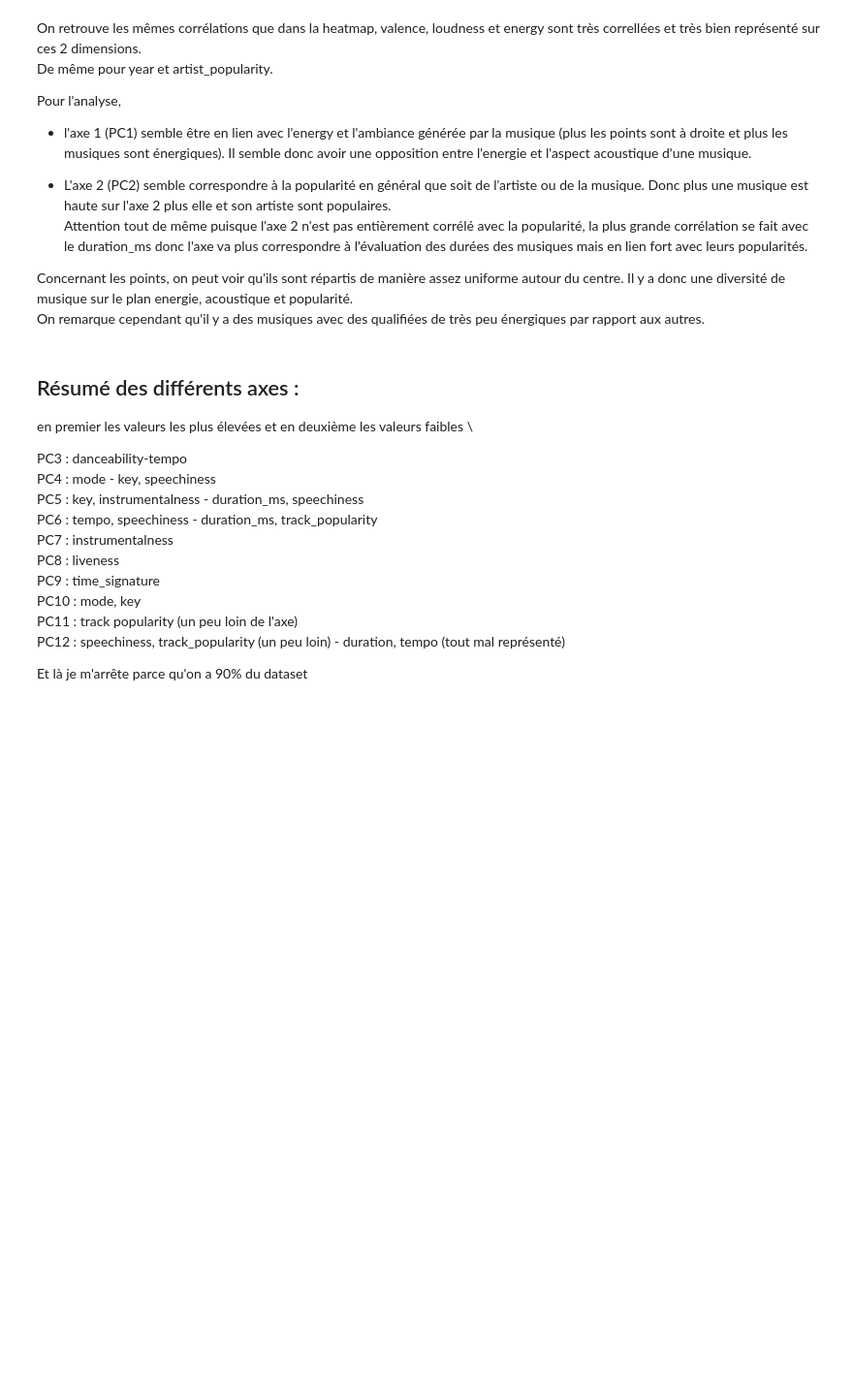
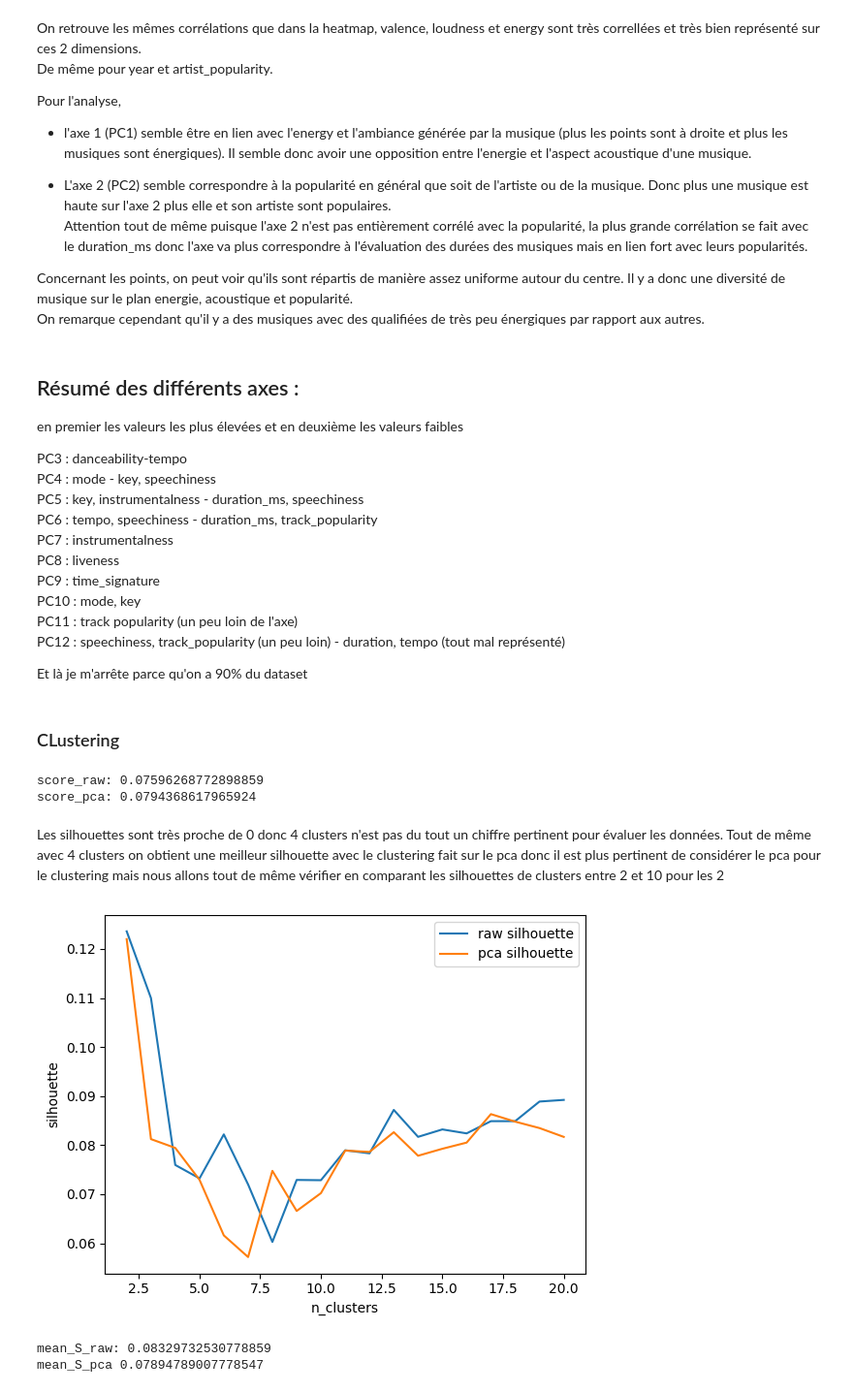
Before and after one commit to fxcollot/SpotifyUnsupervised, a Jupyter notebook: sam.ipynb, the cells around one changed output. Shown at 97% size. Saved outputs shown, nothing was run; the diff lists cells and outputs as text; code cells hidden in the pictures; blank space fills up the shorter version.

```diff
--- a/sam.ipynb
+++ b/sam.ipynb
@@ -178,7 +177,7 @@ plt.figure(figsize=(8,6))
 plt.scatter(spotify_pca[:,0], spotify_pca[:,1], alpha=0.6)
 
 # --- Flèches (variables)
-for i, var in enumerate(spotify_reducted.columns):
+for i, var in enumerate(spotify_scaled.columns):
     plt.arrow(0, 0, loadings[i,1]*3, loadings[i,2]*3, color='r', alpha=0.7, head_width=0.05)
     plt.text(loadings[i,1]*3.2, loadings[i,2]*3.2, var, color='r', ha='center', va='center')
 
@@ -205,7 +204,7 @@ Concernant les points, on peut voir qu'ils sont répartis de manière assez unif
 On remarque cependant qu'il y a des musiques avec des qualifiées de très peu énergiques par rapport aux autres.
 # %% [markdown]
 ## Résumé des différents axes :
-en premier les  valeurs les plus élevées et en deuxième les valeurs faibles \
+en premier les  valeurs les plus élevées et en deuxième les valeurs faibles
 
 PC3 : danceability-tempo \
 PC4 : mode - key, speechiness \
@@ -219,3 +218,67 @@ PC11 : track popularity (un peu loin de l'axe) \
 PC12 : speechiness, track_popularity (un peu loin) - duration, tempo (tout mal représenté)
 
 Et là je m'arrête parce qu'on a 90% du dataset
+# %% [markdown]
+### CLustering
+# %%
+#clustering sur le dataset spotify numérique
+#test avec 4 clusters
+kmeans_raw=KMeans(n_clusters=4,random_state=0)
+clusters_raw=kmeans_raw.fit_predict(spotify_scaled)
+score_raw=silhouette_score(spotify_scaled, clusters_raw)
+
+
+#pour le pca à 90%
+pca_90=PCA(n_components=0.9) #on prend seulement les composantes qui permettent d'étudier 90%
+spotify_pca_90=pca_90.fit_transform(spotify_scaled)
+
+kmeans_pca=KMeans(n_clusters=4, random_state=0)
+clusters_pca=kmeans_pca.fit_predict(spotify_pca_90)
+score_pca=silhouette_score(spotify_pca,clusters_pca)
+
+
+print("score_raw:",score_raw)
+print("score_pca:", score_pca)
+
+#data_spotify["cluster"]=clusters
+# %% [output]
+score_raw: 0.07596268772898859
+score_pca: 0.0794368617965924
+# %% [markdown]
+Les silhouettes sont très proche de 0 donc 4 clusters n'est pas du tout un chiffre pertinent pour évaluer les données. Tout de même avec 4 clusters on obtient une meilleur silhouette avec le clustering fait sur le pca donc il est plus pertinent de considérer le pca pour le clustering mais nous allons tout de même vérifier en comparant les silhouettes de clusters entre 2 et 10 pour les 2
+# %%
+#comparaison clusters
+S_raw=[] # liste des silhouettes rax
+S_pca=[]
+
+for n_clusters in range(2,21):
+
+    kmeans_raw=KMeans(n_clusters=n_clusters,random_state=0)
+    clusters_raw=kmeans_raw.fit_predict(spotify_scaled)
+    score_raw=silhouette_score(spotify_scaled, clusters_raw)
+
+    kmeans_pca=KMeans(n_clusters=n_clusters, random_state=0)
+    clusters_pca=kmeans_pca.fit_predict(spotify_pca_90)
+    score_pca=silhouette_score(spotify_pca,clusters_pca)
+
+    S_raw.append(score_raw)
+    S_pca.append(score_pca)
+
+plt.figure()
+plt.plot([i for i in range(2,21)], S_raw, label="raw silhouette")
+plt.plot([i for i in range(2,21)], S_pca, label="pca silhouette")
+plt.xlabel("n_clusters")
+plt.ylabel('silhouette')
+plt.legend()
+plt.show()
+
+#moyenne des silhouettes
+mean_S_raw=np.array(S_raw).mean()
+mean_S_pca=np.array(S_pca).mean()
+
+print("mean_S_raw:", mean_S_raw)
+print("mean_S_pca",mean_S_pca)
+# %% [output]
+[figure, added]
+mean_S_raw: 0.08329732530778859
+mean_S_pca 0.07894789007778547
```
Also changed, not shown: parts of 4 cells of this notebook.
